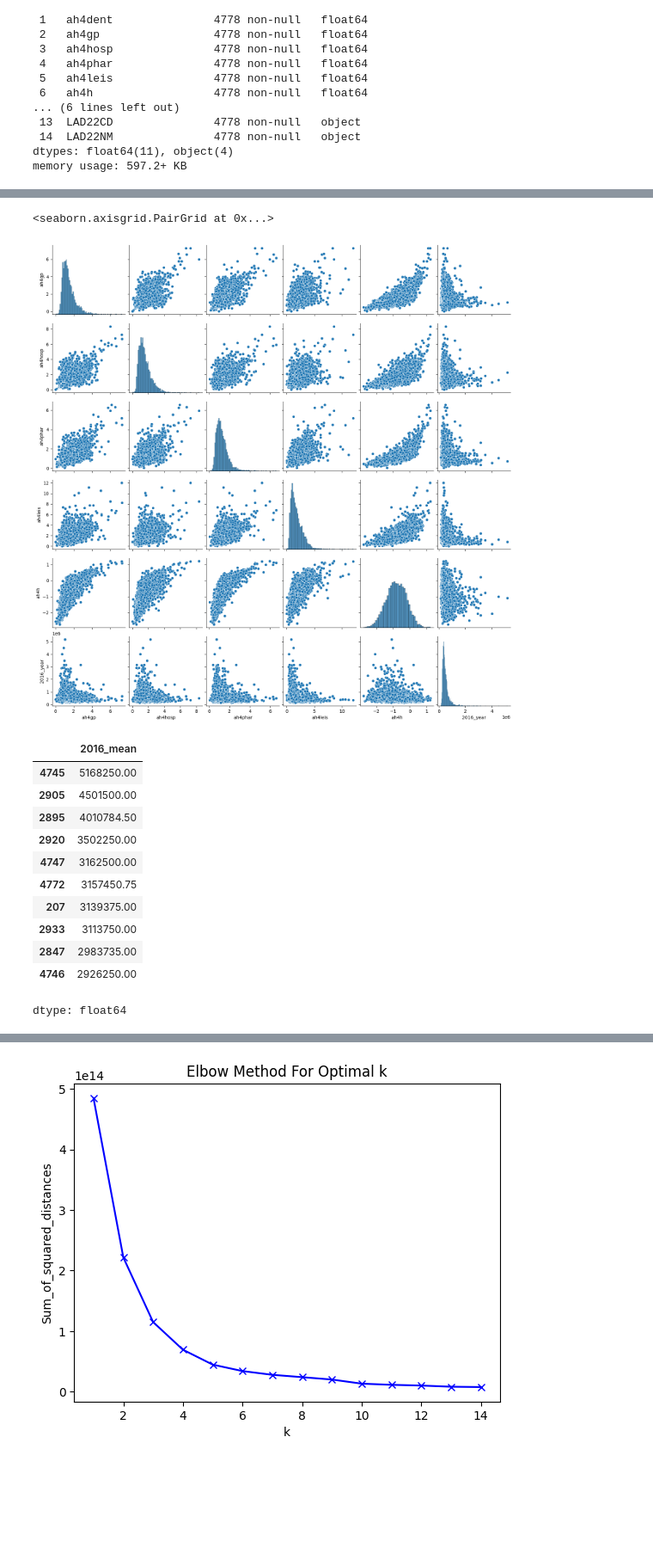
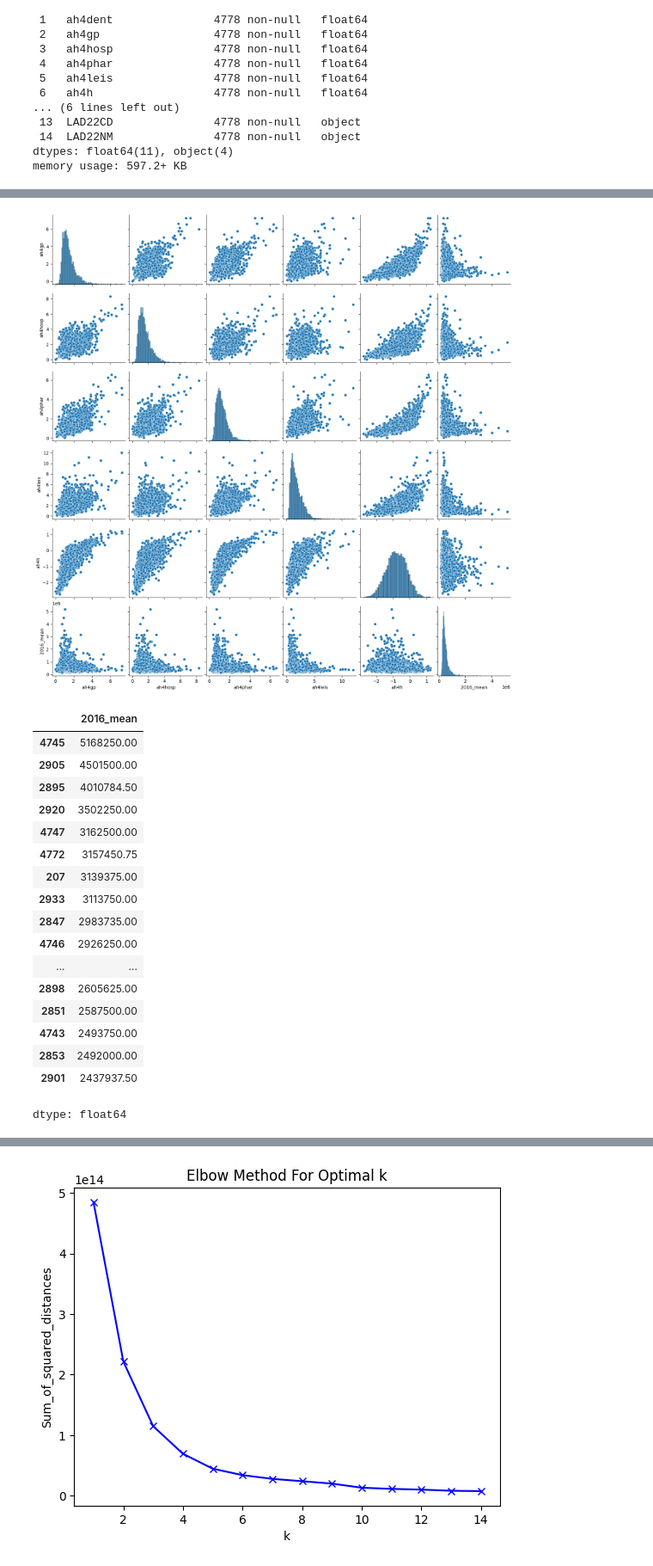
Before and after one commit to Jonathan-C-Barrett/GEOG5990M, a Jupyter notebook: GEOG5003M_Final_Project_template.ipynb, the cells around one changed output, grey strips where cells are left out. Shown at 86% size. Cells and saved outputs as stored; diff of their text form; code cells hidden in the pictures; blank space fills up the shorter version.

```diff
--- a/GEOG5003M_Final_Project_template.ipynb
+++ b/GEOG5003M_Final_Project_template.ipynb
@@ -346,23 +341,28 @@ health_prop_clean.describe()
 | max | 7.475600 | 7.288700 | 8.339200 | 6.565200 | 11.986500 | 1.203500 | 5.350000e+06 | 4.775000e+06 | ... |
 # %%
 #Explore correlation between property price mean and health service float data with pairplot
-sns.pairplot(health_prop_clean[['ah4gp', 'ah4hosp', 'ah4phar', 'ah4leis', 'ah4h','2016_year']]);
+sns.pairplot(health_prop_clean[['ah4gp', 'ah4hosp', 'ah4phar', 'ah4leis', 'ah4h','2016_mean']]);
 # %% [output]
-<seaborn.axisgrid.PairGrid at 0x...>
 [figure]
 # %%
 #check for outliers observed in pairplot
-health_prop_clean['2016_mean'].nlargest(n=10)
+health_prop_clean['2016_mean'].nlargest(n=25)
 # %% [output]
 |  | 2016_mean |
 | 4745 | 5168250.00 |
 | 2905 | 4501500.00 |
 | 2895 | 4010784.50 |
 | 2920 | 3502250.00 |
 | 4747 | 3162500.00 |
 | 4772 | 3157450.75 |
 | 207 | 3139375.00 |
 | 2933 | 3113750.00 |
 | 2847 | 2983735.00 |
 | 4746 | 2926250.00 |
+| ... | ... |
+| 2898 | 2605625.00 |
+| 2851 | 2587500.00 |
+| 4743 | 2493750.00 |
+| 2853 | 2492000.00 |
+| 2901 | 2437937.50 |
 dtype: float64
```
Also changed, not shown: parts of 13 cells of this notebook.
